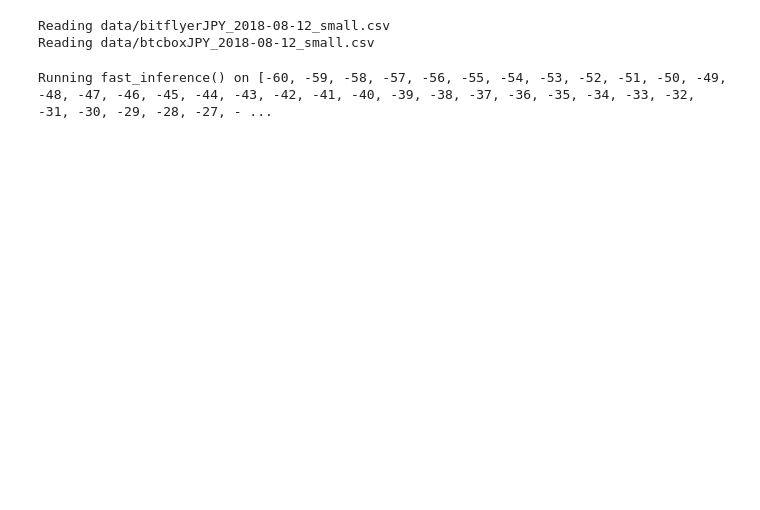
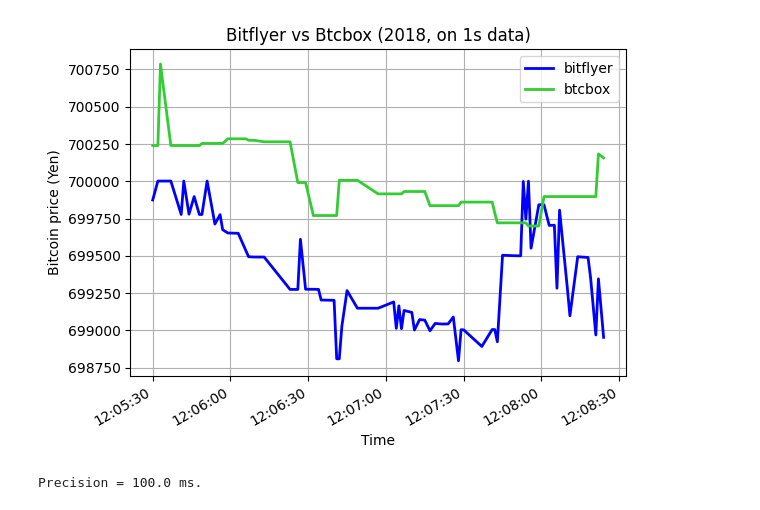
Before and after one commit to philipperemy/lead-lag, a Jupyter notebook: notebooks/lead_lag_example_2.ipynb, the cells around one changed output. Saved outputs shown, nothing was run; the diff lists cells and outputs as text; code cells hidden in the pictures; blank space fills up the shorter version.

```diff
--- a/notebooks/lead_lag_example_2.ipynb
+++ b/notebooks/lead_lag_example_2.ipynb
@@ -6,6 +6,14 @@ from lead_lag.scripts.read_bitcoin_data import bitcoin_data
+# %%
+def plot_time_series(bitflyer: pd.Series, btcbox: pd.Series) -> None:
+    d = pd.DataFrame(data={'bitflyer': bitflyer['last'], 'btcbox': btcbox['last']}).ffill().dropna()
+    slice_d = d['2018-08-12 12:05:30':'2018-08-12 12:08:25']
+    slice_d['bitflyer'].plot(color='blue', linewidth=2, x_compat=True, legend='b')
+    slice_d['btcbox'].plot(color='limegreen', linewidth=2, x_compat=True, legend='b')
+    plt.grid(True)
+    plt.title('Bitflyer vs Btcbox (2018, on 1s data)')
+    plt.xlabel('Time')
+    plt.ylabel('Bitcoin price (Yen)')
+    plt.show()
 # %%
-bitflyer_with_ts, btcbox_with_ts = bitcoin_data('../data/bitflyerJPY_2018-08-12_small.csv',
-                                                '../data/btcboxJPY_2018-08-12_small.csv')
+bitflyer = pd.read_csv('../data/bitflyerJPY_2018-08-12_small.csv', parse_dates=True, index_col=0)
+btcbox = pd.read_csv('../data/btcboxJPY_2018-08-12_small.csv', parse_dates=True, index_col=0)
-# %% [output]
-Reading data/bitflyerJPY_2018-08-12_small.csv
-Reading data/btcboxJPY_2018-08-12_small.csv
@@ -17,4 +20,14 @@ ll = lead_lag.LeadLag(arr_1_with_ts=bitflyer_with_ts,
-# %%
-ll.run_inference()
-# %% [output]
-Running fast_inference() on [-60, -59, -58, -57, -56, -55, -54, -53, -52, -51, -50, -49, -48, -47, -46, -45, -44, -43, -42, -41, -40, -39, -38, -37, -36, -35, -34, -33, -32, -31, -30, -29, -28, -27, - ...
+# %%
+plot_time_series(bitflyer, btcbox)
+# %% [output]
+[figure, added]
+# %%
+ll = lead_lag.LeadLag(
+    ts1=bitflyer['last'],
+    ts2=btcbox['last'],
+    max_lag=30,  # [-X seconds, +X seconds]
+    verbose=True,
+    min_precision=0.1  # in seconds.
+)
+# %% [output]
+Precision = 100.0 ms.
```
Also changed, not shown: parts of 9 cells of this notebook.
